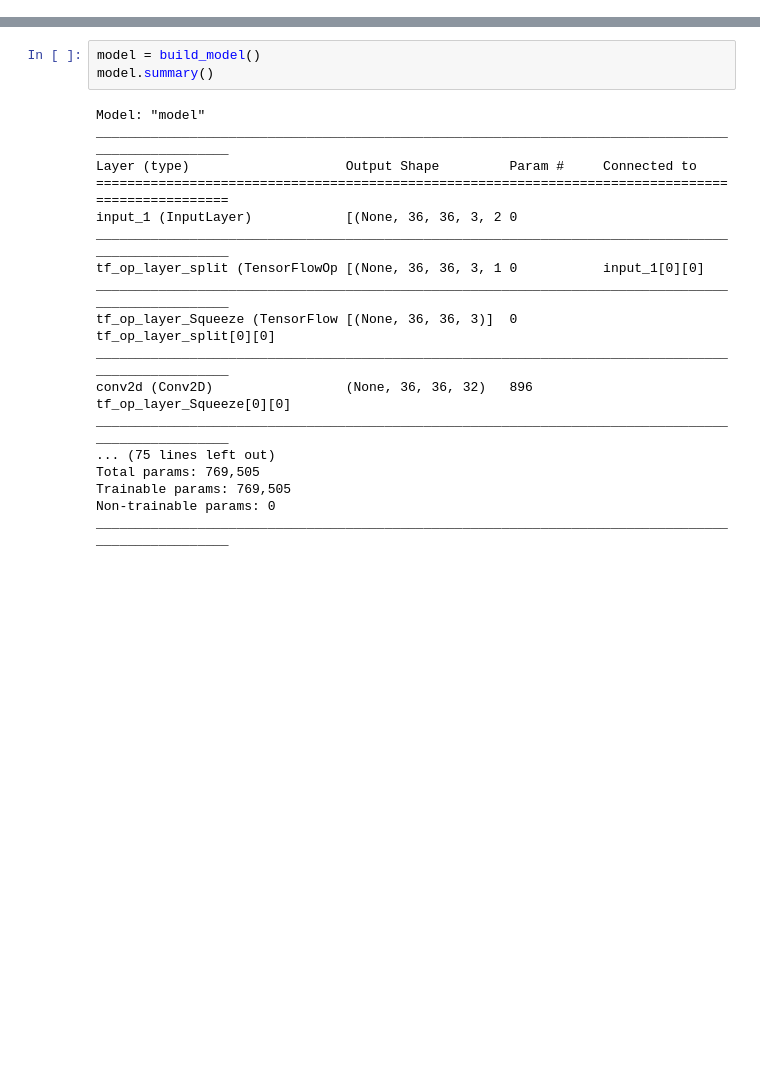
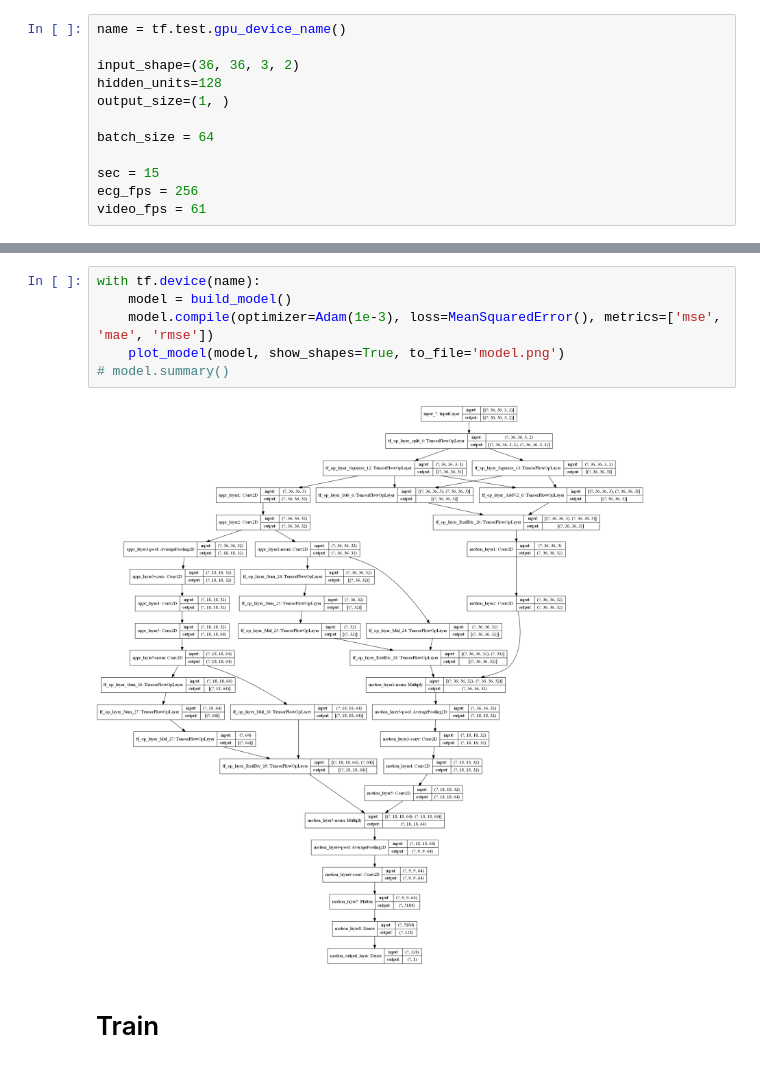
Before and after one commit to FKgk/DeepPhys, a Jupyter notebook: DeepPhy.ipynb, the cells around one changed output, grey strips where cells are left out. Cells and saved outputs as stored; diff of their text form; blank space fills up the shorter version.

```diff
--- a/DeepPhy.ipynb
+++ b/DeepPhy.ipynb
@@ -17,0 +20,12 @@ from tensorflow.keras.regularizers import l1, l2
+# %%
+name = tf.test.gpu_device_name()
+
+input_shape=(36, 36, 3, 2)
+hidden_units=128
+output_size=(1, )
+
+batch_size = 64
+
+sec = 15
+ecg_fps = 256
+video_fps = 61
@@ -81,23 +266,12 @@ def build_model(input_shape=(36, 36, 3, 2), drop_rate=0.3, hidden_units=128, out
 
     return Model(input_layer, output_layer)
-# %%
-model = build_model()
-model.summary()
-# %% [output]
-Model: "model"
-__________________________________________________________________________________________________
-Layer (type)                    Output Shape         Param #     Connected to
-==================================================================================================
-input_1 (InputLayer)            [(None, 36, 36, 3, 2 0
-__________________________________________________________________________________________________
-tf_op_layer_split (TensorFlowOp [(None, 36, 36, 3, 1 0           input_1[0][0]
-__________________________________________________________________________________________________
-tf_op_layer_Squeeze (TensorFlow [(None, 36, 36, 3)]  0           tf_op_layer_split[0][0]
-__________________________________________________________________________________________________
-conv2d (Conv2D)                 (None, 36, 36, 32)   896         tf_op_layer_Squeeze[0][0]
-__________________________________________________________________________________________________
-... (75 lines left out)
-Total params: 769,505
-Trainable params: 769,505
-Non-trainable params: 0
-__________________________________________________________________________________________________
+# %%
+with tf.device(name):
+    model = build_model()
+    model.compile(optimizer=Adam(1e-3), loss=MeanSquaredError(), metrics=['mse', 'mae', 'rmse'])
+    plot_model(model, show_shapes=True, to_file='model.png')
+# model.summary()
+# %% [output]
+[figure, added]
+# %% [markdown]
+# Train
```
Also changed, not shown: parts of 12 cells of this notebook, 10 other files.
